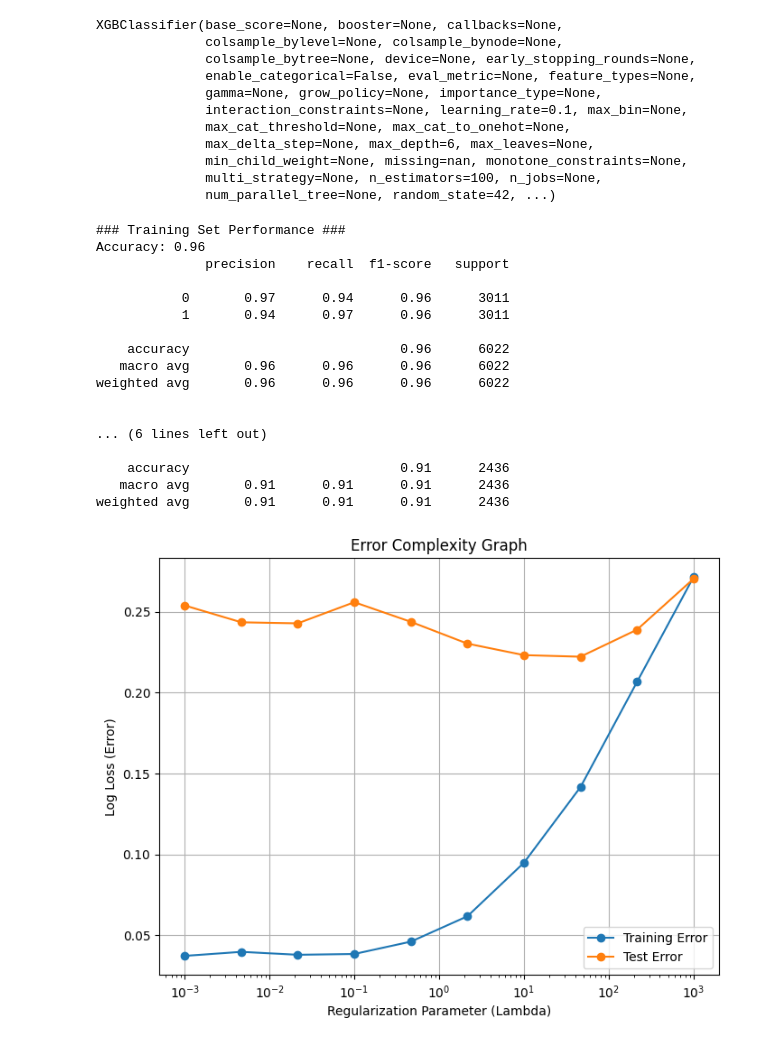
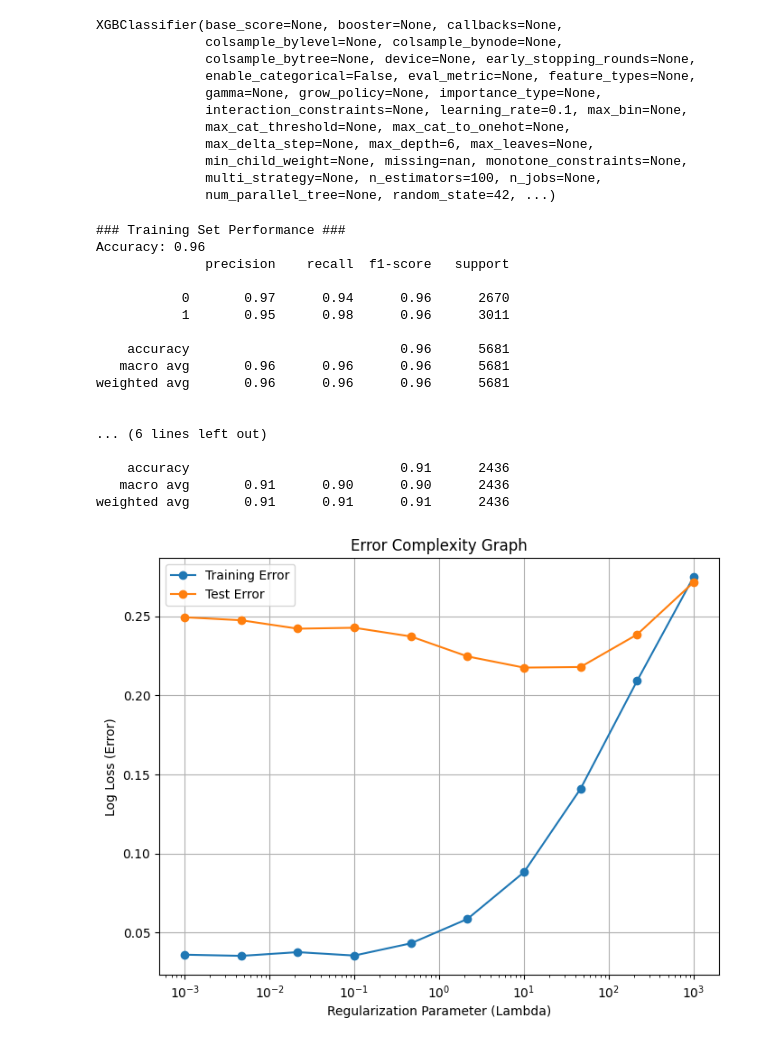
Before and after one commit to ikale1234/CSE151NEWS, a Jupyter notebook: CSE151_Milestone_4.ipynb, the cells around one changed output. Cells and saved outputs as stored; diff of their text form; code cells hidden in the pictures.

```diff
--- a/CSE151_Milestone_4.ipynb
+++ b/CSE151_Milestone_4.ipynb
@@ -547,7 +544,7 @@ xgb_model = XGBClassifier(
     use_label_encoder=False
 )
 
-xgb_model.fit(X_train_smote, y_train_smote)
+xgb_model.fit(X_train, y_train)
 # %% [output]
 Parameters: { "use_label_encoder" } are not used.
 
@@ -569,9 +566,9 @@ y_train_pred = xgb_model.predict(X_train_smote)
 y_test_pred = xgb_model.predict(X_test)
 # %%
 print("### Training Set Performance ###")
-train_accuracy = accuracy_score(y_train_smote, y_train_pred)
+train_accuracy = accuracy_score(y_train, y_train_pred)
 print(f"Accuracy: {train_accuracy:.2f}")
-print(classification_report(y_train_smote, y_train_pred))
+print(classification_report(y_train, y_train_pred))
 
 print("\n### Testing Set Performance ###")
 test_accuracy = accuracy_score(y_test, y_test_pred)
@@ -582,48 +579,49 @@ print(classification_report(y_test, y_test_pred))
 Accuracy: 0.96
               precision    recall  f1-score   support
 
-           0       0.97      0.94      0.96      3011
-           1       0.94      0.97      0.96      3011
+           0       0.97      0.94      0.96      2670
+           1       0.95      0.98      0.96      3011
 
-    accuracy                           0.96      6022
-   macro avg       0.96      0.96      0.96      6022
-weighted avg       0.96      0.96      0.96      6022
+    accuracy                           0.96      5681
+   macro avg       0.96      0.96      0.96      5681
+weighted avg       0.96      0.96      0.96      5681
 
 
 ... (6 lines left out)
 
     accuracy                           0.91      2436
-   macro avg       0.91      0.91      0.91      2436
+   macro avg       0.91      0.90      0.90      2436
 weighted avg       0.91      0.91      0.91      2436
 # %%
+# Lambda Error Complexity Graph
 lambda_values = np.logspace(-3, 3, 10)
 train_errors = []
 test_errors = []
 
 for lam in lambda_values:
     model = XGBClassifier(objective='binary:logistic',
                               eval_metric='logloss',
                               reg_alpha=0.0,
                               reg_lambda=lam)
 
-    model.fit(X_train_smote, y_train_smote)
+    model.fit(X_train, y_train)
 
-    y_train_pred_proba = model.predict_proba(X_train_smote)[:, 1]
+    y_train_pred_proba = model.predict_proba(X_train)[:, 1]
     y_test_pred_proba = model.predict_proba(X_test)[:, 1]
 
-    train_errors.append(log_loss(y_train_smote, y_train_pred_proba))
+    train_errors.append(log_loss(y_train, y_train_pred_proba))
     test_errors.append(log_loss(y_test, y_test_pred_proba))
 
 plt.figure(figsize=(8, 6))
 plt.plot(lambda_values, train_errors, label='Training Error', marker='o')
 plt.plot(lambda_values, test_errors, label='Test Error', marker='o')
 plt.xscale('log')
 plt.xlabel('Regularization Parameter (Lambda)')
 plt.ylabel('Log Loss (Error)')
 plt.title('Error Complexity Graph')
 plt.legend()
 plt.grid(True)
 plt.show()
 # %% [output]
-[figure, old version]
+[figure, new version]
 # %%
```
Also changed, not shown: parts of 9 cells of this notebook.
